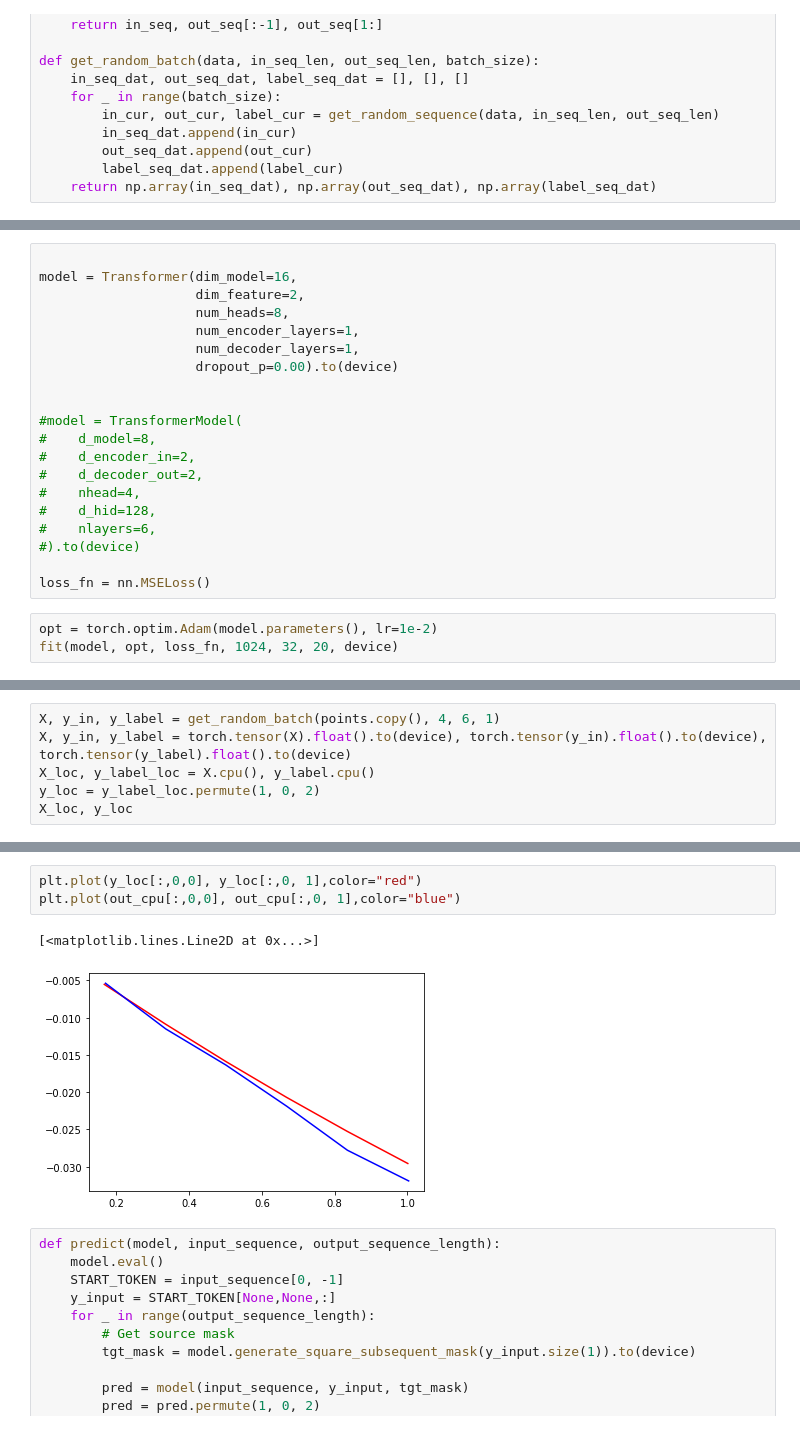
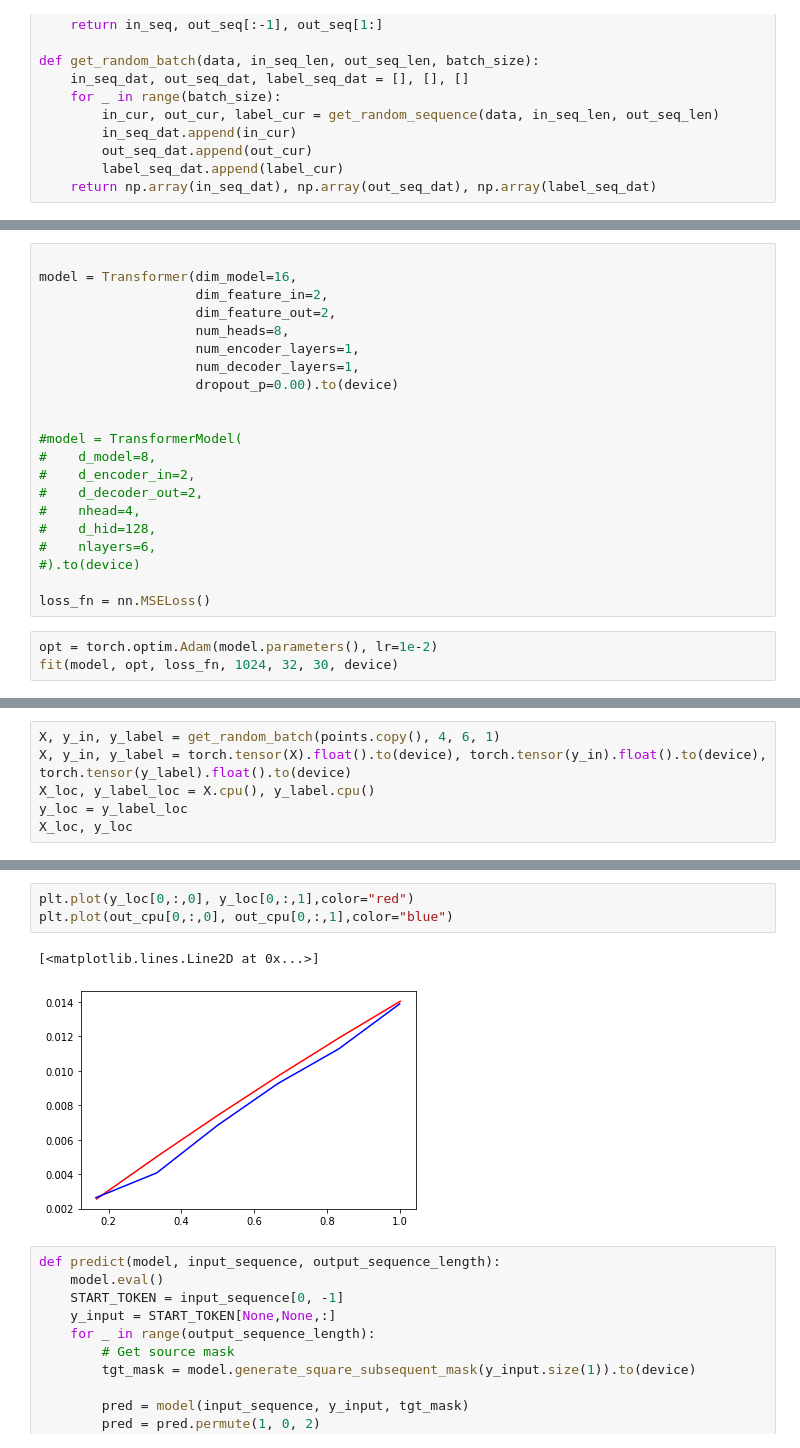
Before and after one commit to XuShenLZ/ParkSim, a Jupyter notebook: python/parksim/trajectory_predict/vanilla_transformer/experiment.ipynb, the cells around one changed output, grey strips where cells are left out. Cells and saved outputs as stored; diff of their text form.

```diff
--- a/python/parksim/trajectory_predict/vanilla_transformer/experiment.ipynb
+++ b/python/parksim/trajectory_predict/vanilla_transformer/experiment.ipynb
@@ -144,7 +143,8 @@ cuda
 # %%
 
 model = Transformer(dim_model=16,
-                    dim_feature=2,
+                    dim_feature_in=2,
+                    dim_feature_out=2,
                     num_heads=8,
                     num_encoder_layers=1,
                     num_decoder_layers=1,
@@ -163,5 +163,5 @@ model = Transformer(dim_model=16,
 loss_fn = nn.MSELoss()
 # %%
 opt = torch.optim.Adam(model.parameters(), lr=1e-2)
-fit(model, opt, loss_fn, 1024, 32, 20, device)
+fit(model, opt, loss_fn, 1024, 32, 30, device)
 # %% [output]
@@ -176,6 +179,6 @@ Training loss: 0.0000
 X, y_in, y_label = get_random_batch(points.copy(), 4, 6, 1)
 X, y_in, y_label = torch.tensor(X).float().to(device), torch.tensor(y_in).float().to(device), torch.tensor(y_label).float().to(device)
 X_loc, y_label_loc = X.cpu(), y_label.cpu()
-y_loc = y_label_loc.permute(1, 0, 2)
+y_loc = y_label_loc
 X_loc, y_loc
 # %% [output]
@@ -220,9 +213,9 @@ tensor([[[ 0.1701, -0.0054]],
 # %%
-plt.plot(y_loc[:,0,0], y_loc[:,0, 1],color="red")
-plt.plot(out_cpu[:,0,0], out_cpu[:,0, 1],color="blue")
+plt.plot(y_loc[0,:,0], y_loc[0,:,1],color="red")
+plt.plot(out_cpu[0,:,0], out_cpu[0,:,1],color="blue")
 # %% [output]
 [<matplotlib.lines.Line2D at 0x...>]
-[figure, old version]
+[figure, new version]
 # %%
 def predict(model, input_sequence, output_sequence_length):
     model.eval()
```
Also changed, not shown: parts of 15 cells of this notebook, 2 other files.
